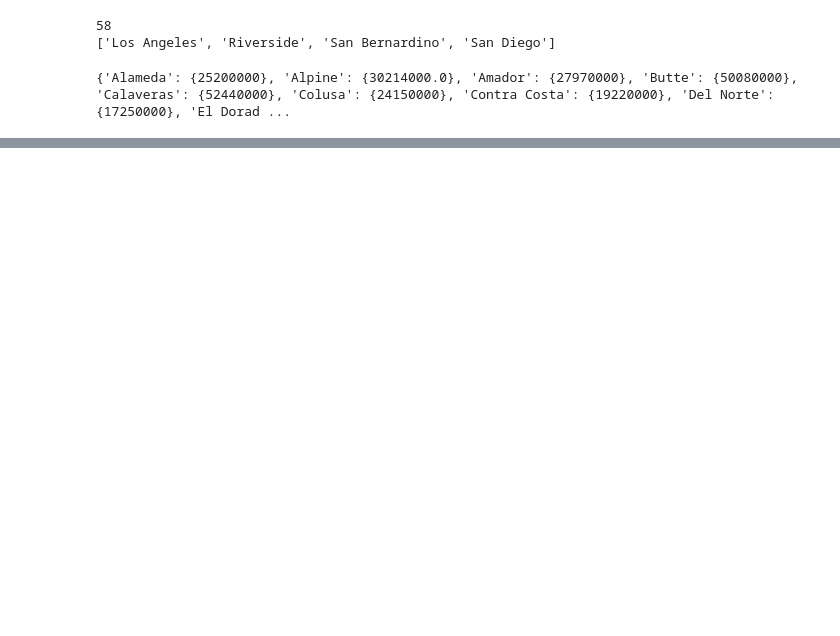
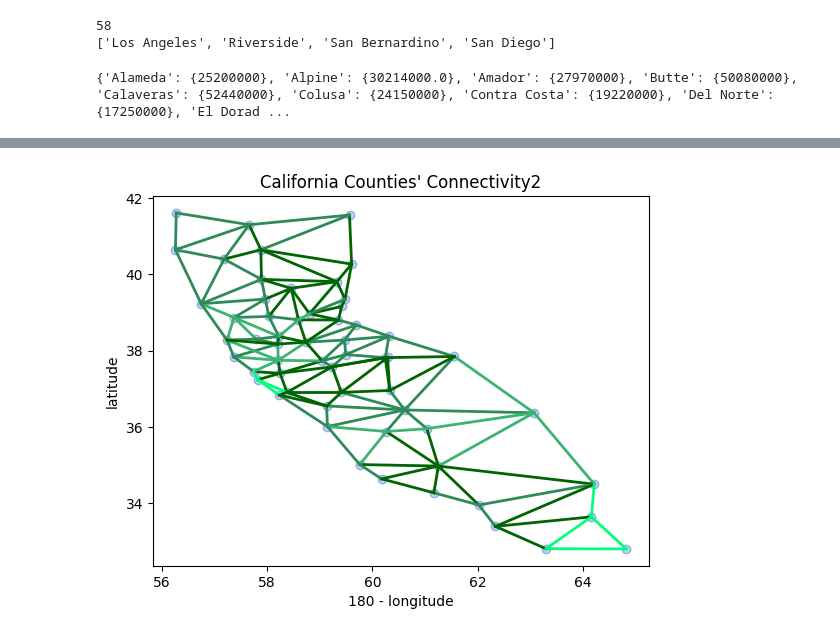
Before and after one commit to itis2010me/CSE203B, a Jupyter notebook: Connectivity.ipynb, the cells around one changed output, grey strips where cells are left out. Drawn from its saved outputs; the diff is of its cells as text; code cells hidden in the pictures; blank space fills up the shorter version.

```diff
--- a/Connectivity.ipynb
+++ b/Connectivity.ipynb
@@ -1098,0 +1098,32 @@ ValueError: 0.48748211731044366 is not a valid value for color
+# %%
+for county in counties:
+    xi = 180 - county_longitudes[county]
+    yi = county_latitudes[county]
+    plt.scatter(xi, yi, c="lightsteelblue", edgecolors='cornflowerblue', alpha=0.7)
+    plt.xlabel('180 - longitude')
+    plt.ylabel('latitude')
+    plt.title('California Counties\' Connectivity2')
+
+for i in range(58):
+    for j in range(58):
+        if C[i][j] == 0 or i <= j:
+            continue
+        x1 = 180 - county_longitudes[counties[i]]
+        y1 = county_latitudes[counties[i]]
+        x2 = 180 - county_longitudes[counties[j]]
+        y2 = county_latitudes[counties[j]]
+        x = np.array((x1, x2))
+        y = np.array((y1, y2))
+
+        if C[i][j] >= 0.75:
+            plt.plot(x, y, c='darkgreen', linewidth=2)
+        elif C[i][j] >= 0.5:
+            plt.plot(x, y, c='seagreen', linewidth=2)
+        elif C[i][j] >= 0.25:
+            plt.plot(x, y, c='mediumseagreen', linewidth=2)
+        else:
+            plt.plot(x, y, c='springgreen', linewidth=2)
+
+plt.show()
+# %% [output]
+[figure, added]
```
Also changed, not shown: parts of 1 cell of this notebook.
